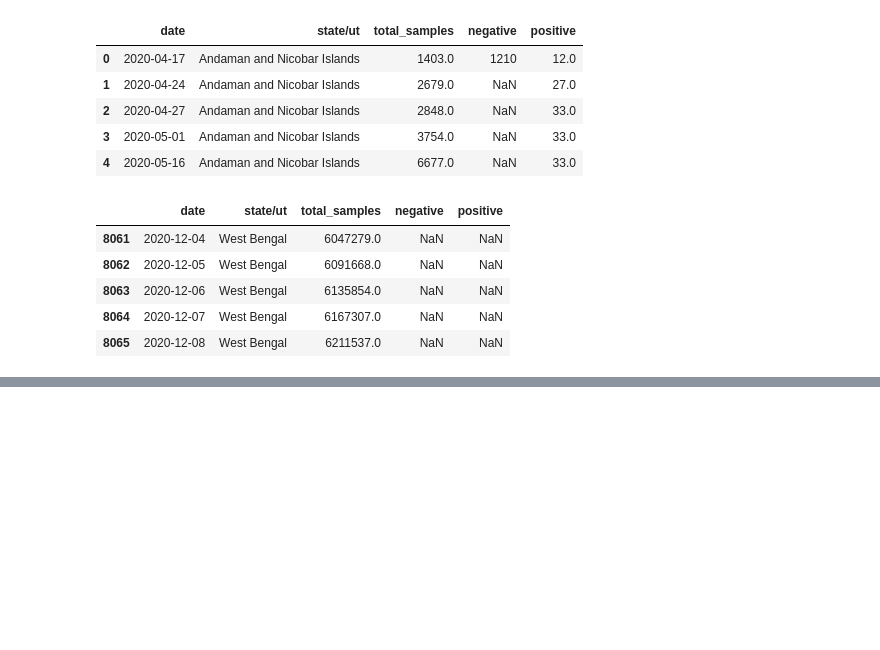
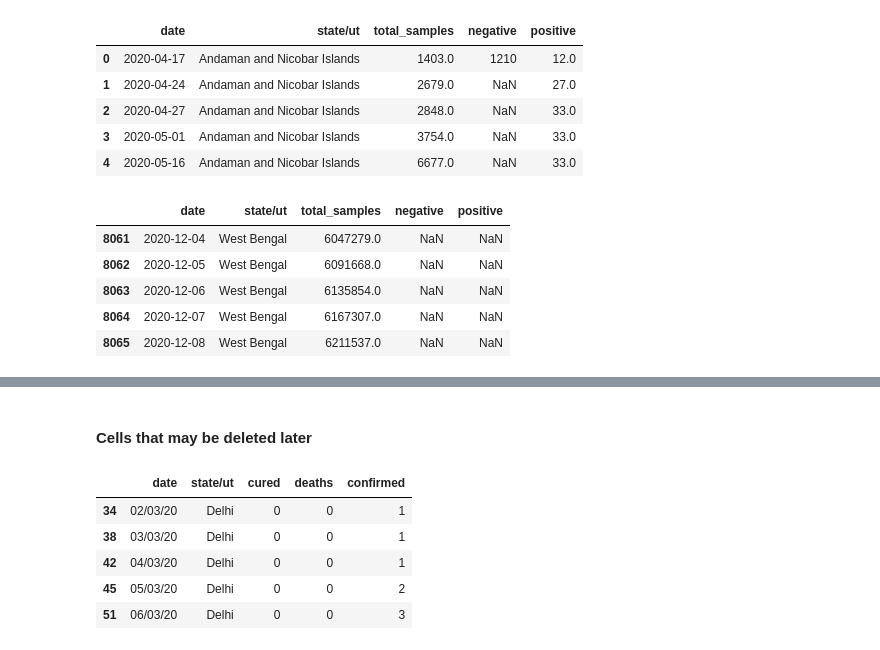
Before and after one commit to enumulak/EK_ML, a Jupyter notebook: Projects/Covid19_India/Dry_Run_Init.ipynb, the cells around one changed output, grey strips where cells are left out. Saved outputs shown, nothing was run; the diff lists cells and outputs as text; code cells hidden in the pictures; blank space fills up the shorter version.

```diff
--- a/Projects/Covid19_India/Dry_Run_Init.ipynb
+++ b/Projects/Covid19_India/Dry_Run_Init.ipynb
@@ -95,0 +138,12 @@ it_copy.tail()
+# %% [markdown]
+#### Cells that may be deleted later
+# %%
+df_delhi = im_copy[(im_copy['state/ut'] == 'Delhi')]
+df_delhi.head()
+# %% [output]
+|  | date | state/ut | cured | deaths | confirmed |
+| 34 | 02/03/20 | Delhi | 0 | 0 | 1 |
+| 38 | 03/03/20 | Delhi | 0 | 0 | 1 |
+| 42 | 04/03/20 | Delhi | 0 | 0 | 1 |
+| 45 | 05/03/20 | Delhi | 0 | 0 | 2 |
+| 51 | 06/03/20 | Delhi | 0 | 0 | 3 |
```
Also changed, not shown: parts of 6 cells of this notebook, 3 other files.
